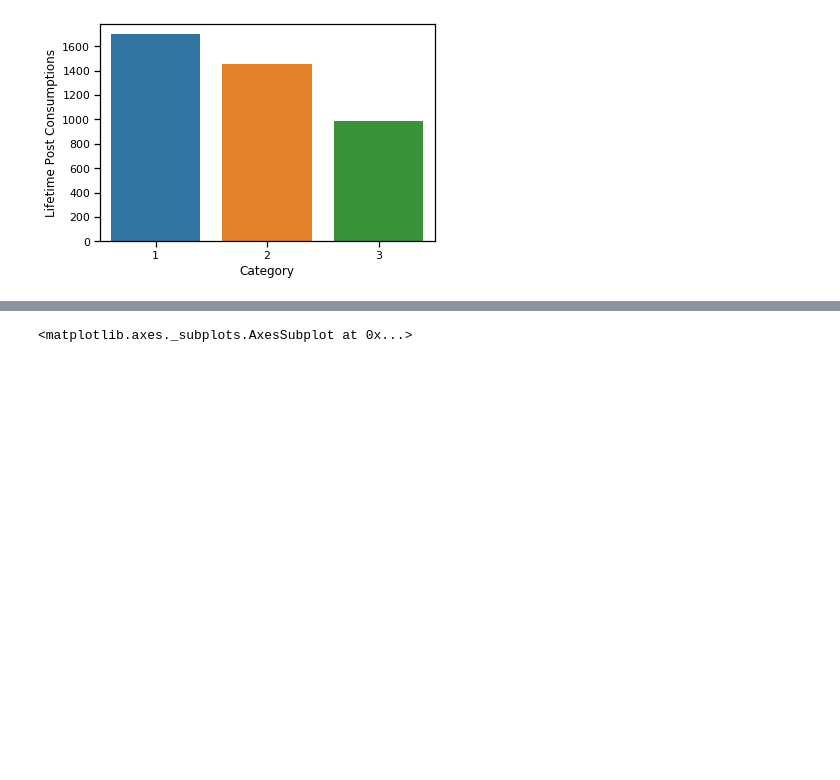
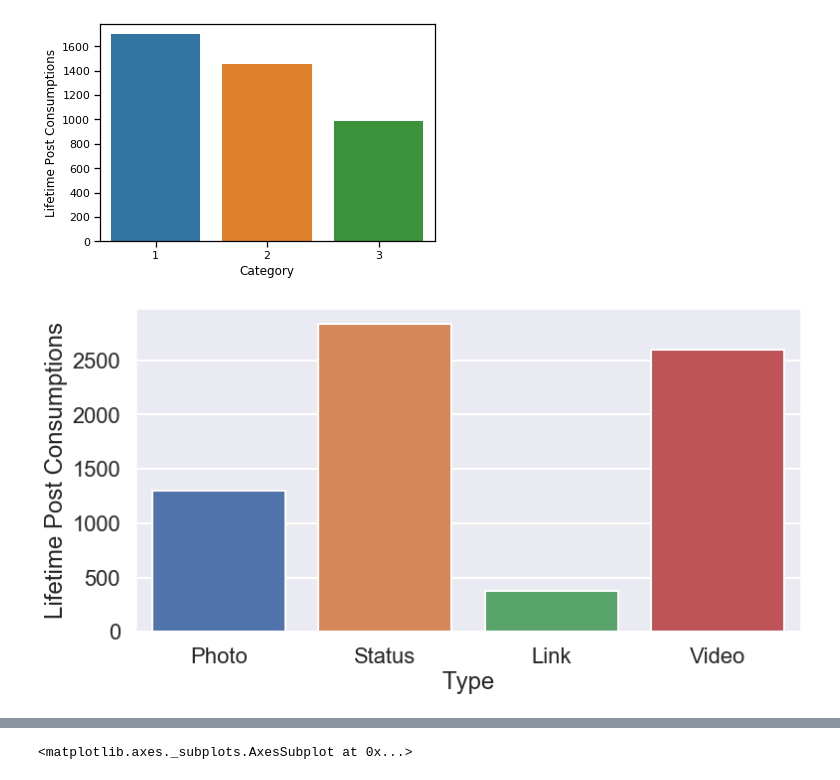
Before and after one commit to khwajajalal/INTRO-TO-DATA-ANALYSIS, a Jupyter notebook: facebook.ipynb, the cells around one changed output, grey strips where cells are left out. Saved outputs shown, nothing was run; the diff lists cells and outputs as text; code cells hidden in the pictures; blank space fills up the shorter version.

```diff
--- a/facebook.ipynb
+++ b/facebook.ipynb
@@ -159,3 +159,14 @@ sns.barplot('Category','Lifetime Post Consumptions', data=facebook, ci=False)
 # %% [output]
 <matplotlib.axes._subplots.AxesSubplot at 0x...>
 [figure]
+# %%
+sns.set_context('poster')
+
+sns.barplot('Type','Lifetime Post Consumptions', data=facebook, ci=False, estimator=np.mean, saturation=0.9)
+# plt.title('Lifetime Post Consumption Per Type')
+plt.savefig(r'C:\Users\Jalal\Desktop\Programing\wkdir\git7\INTRO-TO-DATA-ANALYSIS\DATA\Facebook_plot.jpg')
+
+
+# sns.despine()
+# %% [output]
+[figure, added]
```
Also changed, not shown: parts of 5 cells of this notebook.
